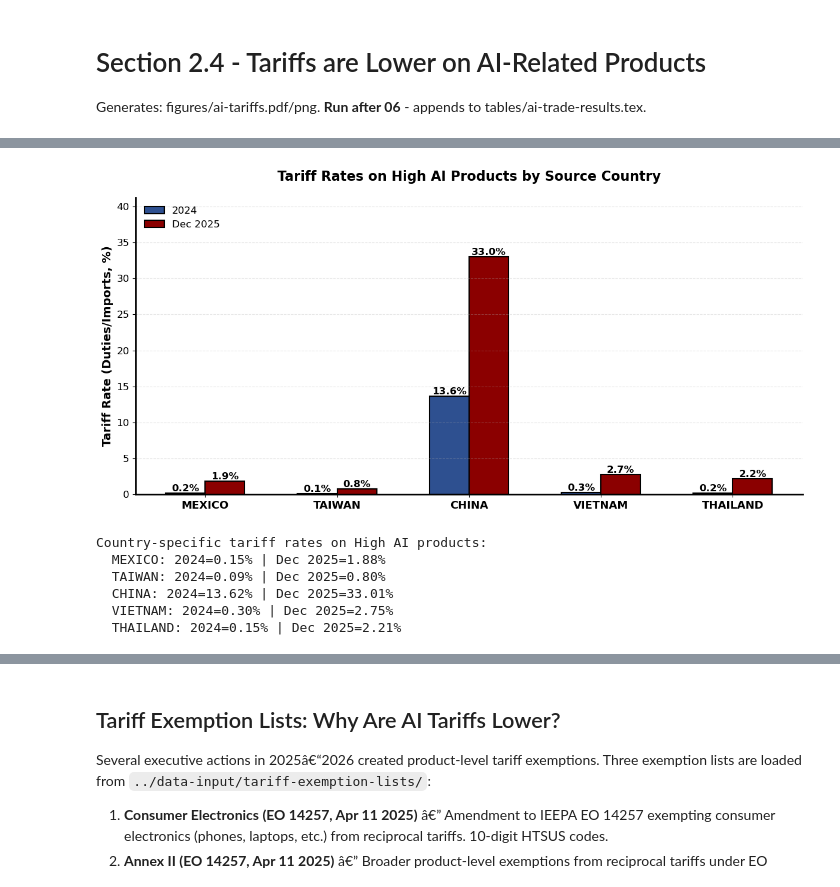
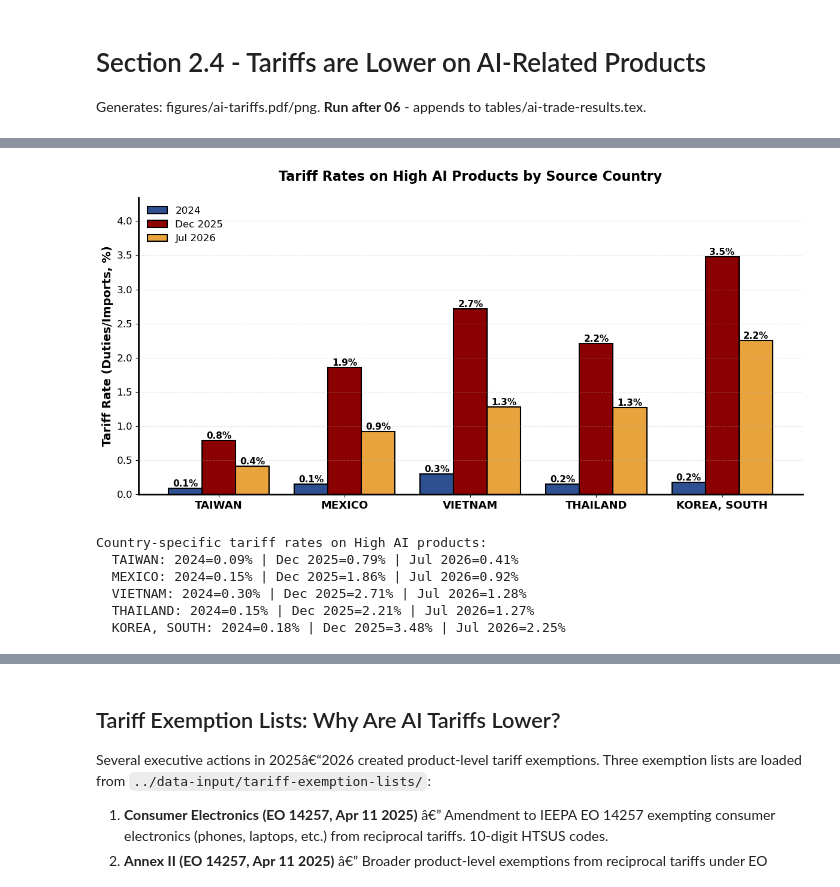
Before and after one commit to tradewartracker/ai-trade-index, a Jupyter notebook: code/09-section2-tariffs.ipynb, the cells around one changed output, grey strips where cells are left out. Drawn from its saved outputs; the diff is of its cells as text; code cells hidden in the pictures.

```diff
--- a/code/09-section2-tariffs.ipynb
+++ b/code/09-section2-tariffs.ipynb
@@ -383,9 +404,14 @@ dfcountry = dfcountry.merge(matlist[["HS10", "relevance"]], on="HS10", how="left
 # Filter to High AI relevance
 country_high = dfcountry[dfcountry["relevance"] == "High"].copy()
 
-# Identify top 5 countries by total High AI imports (2024-2025)
+# Latest month in the data
+last_month = dfcountry["time"].max()
+last_label = last_month.strftime("%b %Y")
+
+# Identify top 5 countries by total High AI imports over the two most recent years in the data
+rank_years = [last_month.year - 1, last_month.year]
 top5 = (
-    country_high[country_high["time"].dt.year.isin([2024, 2025])]
+    country_high[country_high["time"].dt.year.isin(rank_years)]
     .groupby("CTY_NAME", observed=True)["imports"]
     .sum()
     .sort_values(ascending=False)
@@ -393,8 +419,8 @@ top5 = (
     .index.tolist()
 )
 
-# Compute tariff rates by country: 2024 (full year) and Dec 2025
-labels = ["2024", "Dec 2025"]
+# Compute tariff rates by country: 2024 (full year), Dec 2025, and the latest month
+labels = ["2024", "Dec 2025", last_label]
 country_tariffs = {}
 
 for cty in top5:
@@ -409,36 +435,35 @@ for cty in top5:
     d25 = cty_data[(cty_data["time"].dt.year == 2025) & (cty_data["time"].dt.month == 12)]
     tariffs.append((d25["duty"].sum() / d25["imports"].sum()) * 100 if d25["imports"].sum() > 0 else 0.0)
 
+    # Latest month
+    dl = cty_data[cty_data["time"] == last_month]
+    tariffs.append((dl["duty"].sum() / dl["imports"].sum()) * 100 if dl["imports"].sum() > 0 else 0.0)
+
     country_tariffs[cty] = tariffs
 
 # Plot grouped bar chart
 fig, ax = plt.subplots(figsize=(12, 6))
 
 x = np.arange(len(top5))
-width = 0.30
+n_periods = len(labels)
+width = 0.8 / n_periods
+period_colors = ["#2E5090", "#8B0000", "#E8A33D"]
 
-bars_24 = ax.bar(
-    x - width/2,
-    [country_tariffs[c][0] for c in top5],
-    width,
-    label="2024",
-    color="#2E5090",
-    edgecolor="black",
-    linewidth=1.5
-)
-
-bars_25 = ax.bar(
-    x + width/2,
-    [country_tariffs[c][1] for c in top5],
-    width,
-    label="Dec 2025",
-    color="#8B0000",
-    edgecolor="black",
-    linewidth=1.5
-)
+all_bars = []
+for i, lbl in enumerate(labels):
+    bars = ax.bar(
+        x + (i - (n_periods - 1) / 2) * width,
+        [country_tariffs[c][i] for c in top5],
+        width,
+        label=lbl,
+        color=period_colors[i],
+        edgecolor="black",
+        linewidth=1.5
+    )
+    all_bars.append(bars)
 
 # Value labels on bars
-for bars in [bars_24, bars_25]:
+for bars in all_bars:
     for bar in bars:
         height = bar.get_height()
         ax.text(
@@ -447,45 +472,44 @@ for bars in [bars_24, bars_25]:
             f"{height:.1f}%",
             ha="center",
             va="bottom",
-            fontsize=12,
+            fontsize=11,
             fontweight="bold"
         )
 
 # Formatting
 ax.set_ylabel("Tariff Rate (Duties/Imports, %)", fontsize=14, fontweight="bold")
 ax.set_title("Tariff Rates on High AI Products by Source Country", fontsize=16, fontweight="bold", pad=20)
 ax.set_xticks(x)
 ax.set_xticklabels(top5)
 max_val = max(max(t) for t in country_tariffs.values())
 ax.set_ylim(0, max_val * 1.25)
 ax.grid(axis="y", alpha=0.3, linestyle="--")
 ax.tick_params(axis="x", labelsize=13)
 ax.tick_params(axis="y", labelsize=12)
 for label in ax.get_xticklabels():
     label.set_fontweight("bold")
 ax.spines["right"].set_visible(False)
 ax.spines["top"].set_visible(False)
 ax.spines["left"].set_linewidth(2)
 ax.spines["bottom"].set_linewidth(2)
 ax.legend(fontsize=12, frameon=False, loc="upper left")
 
 plt.savefig(figfile + "ai-tariffs-by-country.png", bbox_inches="tight")
 plt.savefig(figfile + "ai-tariffs-by-country.pdf", bbox_inches="tight")
 
 plt.tight_layout()
 plt.show()
 
 print()
 print("Country-specific tariff rates on High AI products:")
 for cty in top5:
-    t24, t25 = country_tariffs[cty]
-    print(f"  {cty}: 2024={t24:.2f}% | Dec 2025={t25:.2f}%")
+    print("  " + cty + ": " + " | ".join(f"{lbl}={t:.2f}%" for lbl, t in zip(labels, country_tariffs[cty])))
 # %% [output]
-[figure, old version]
+[figure, new version]
 Country-specific tariff rates on High AI products:
-  MEXICO: 2024=0.15% | Dec 2025=1.88%
-  TAIWAN: 2024=0.09% | Dec 2025=0.80%
-  CHINA: 2024=13.62% | Dec 2025=33.01%
-  VIETNAM: 2024=0.30% | Dec 2025=2.75%
-  THAILAND: 2024=0.15% | Dec 2025=2.21%
+  TAIWAN: 2024=0.09% | Dec 2025=0.79% | Jul 2026=0.41%
+  MEXICO: 2024=0.15% | Dec 2025=1.86% | Jul 2026=0.92%
+  VIETNAM: 2024=0.30% | Dec 2025=2.71% | Jul 2026=1.28%
+  THAILAND: 2024=0.15% | Dec 2025=2.21% | Jul 2026=1.27%
+  KOREA, SOUTH: 2024=0.18% | Dec 2025=3.48% | Jul 2026=2.25%
 # %%
```
Also changed, not shown: parts of 13 cells of this notebook, 49 other files.
